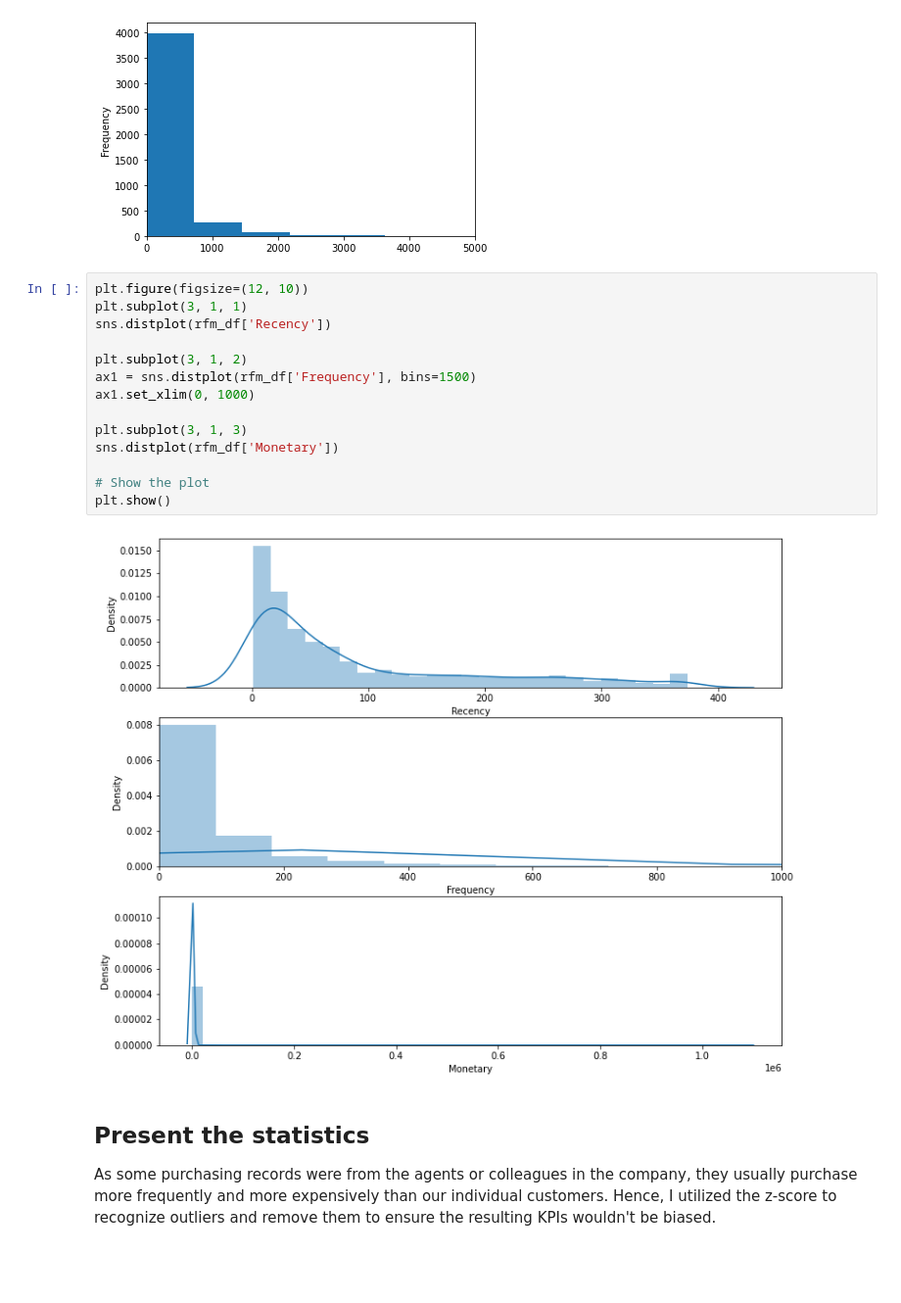
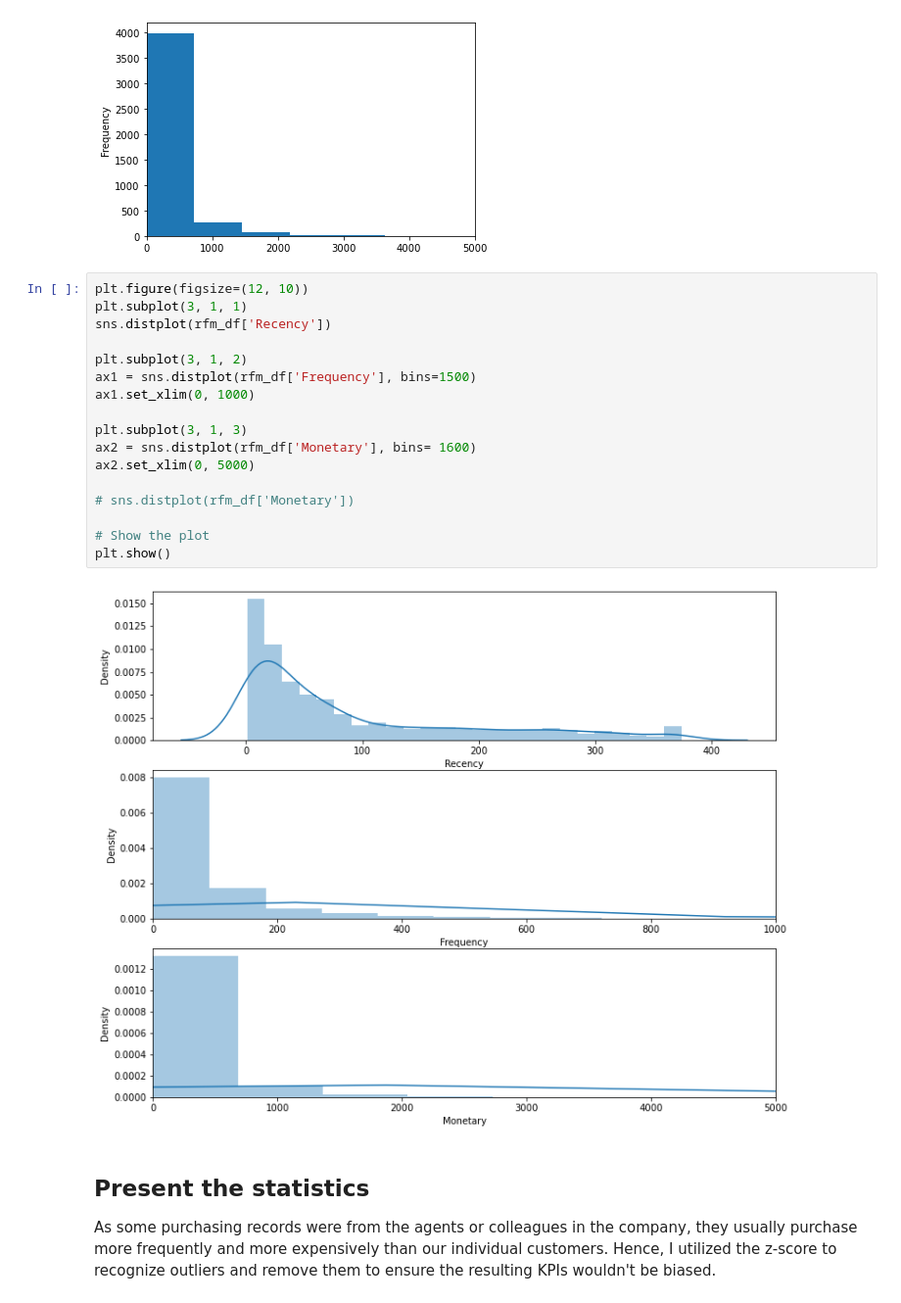
Before and after one commit to calvin0123/RFM-Modeling-Python, a Jupyter notebook: RFM.ipynb, the cells around one changed output. Shown at 98% size. Drawn from its saved outputs; the diff is of its cells as text; blank space fills up the shorter version.

```diff
--- a/RFM.ipynb
+++ b/RFM.ipynb
@@ -163,19 +163,22 @@ m_df.set_xlim(0, 5000)
 # %%
 plt.figure(figsize=(12, 10))
 plt.subplot(3, 1, 1)
 sns.distplot(rfm_df['Recency'])
 
 plt.subplot(3, 1, 2)
 ax1 = sns.distplot(rfm_df['Frequency'], bins=1500)
 ax1.set_xlim(0, 1000)
 
 plt.subplot(3, 1, 3)
-sns.distplot(rfm_df['Monetary'])
+ax2 = sns.distplot(rfm_df['Monetary'], bins= 1600)
+ax2.set_xlim(0, 5000)
+
+# sns.distplot(rfm_df['Monetary'])
 
 # Show the plot
 plt.show()
 # %% [output]
-[figure, old version]
+[figure, new version]
 # %% [markdown]
 ## Present the statistics
 
```
Also changed, not shown: parts of 1 cell of this notebook.
